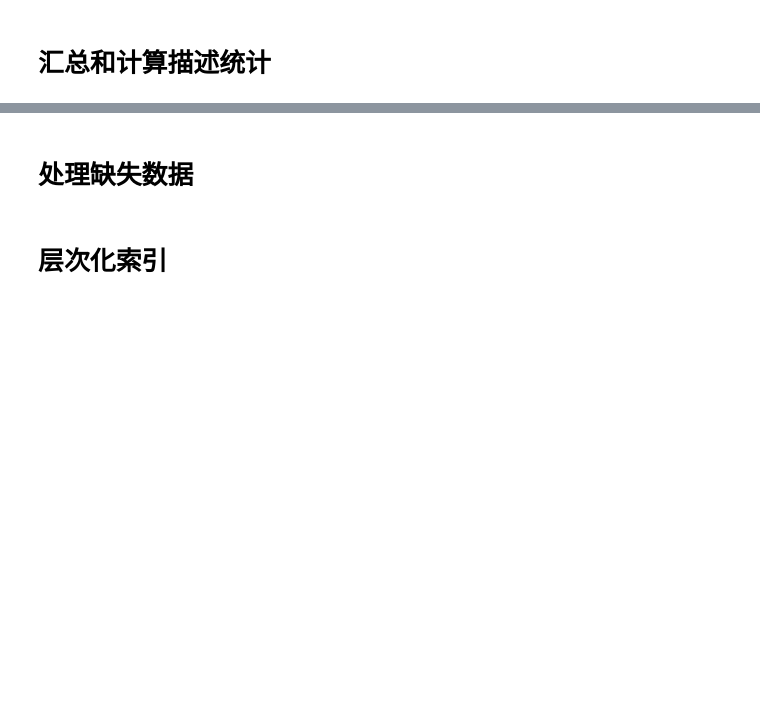
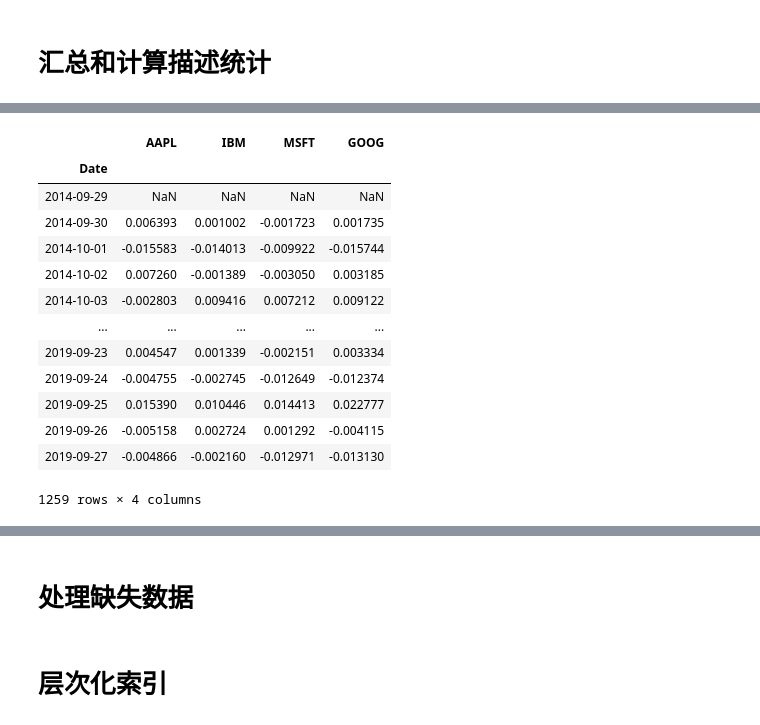
Before and after one commit to teapolyphenol/first, a Jupyter notebook: pandas.ipynb, the cells around one changed output, grey strips where cells are left out. Saved outputs shown, nothing was run; the diff lists cells and outputs as text; code cells hidden in the pictures; blank space fills up the shorter version.

```diff
--- a/pandas.ipynb
+++ b/pandas.ipynb
@@ -829,0 +1068,18 @@ frame.rank(axis='columns')
+# %%
+returns = price.pct_change()
+returns
+# %% [output]
+|  | AAPL | IBM | MSFT | GOOG |
+| Date |  |  |  |  |
+| 2014-09-29 | NaN | NaN | NaN | NaN |
+| 2014-09-30 | 0.006393 | 0.001002 | -0.001723 | 0.001735 |
+| 2014-10-01 | -0.015583 | -0.014013 | -0.009922 | -0.015744 |
+| 2014-10-02 | 0.007260 | -0.001389 | -0.003050 | 0.003185 |
+| 2014-10-03 | -0.002803 | 0.009416 | 0.007212 | 0.009122 |
+| ... | ... | ... | ... | ... |
+| 2019-09-23 | 0.004547 | 0.001339 | -0.002151 | 0.003334 |
+| 2019-09-24 | -0.004755 | -0.002745 | -0.012649 | -0.012374 |
+| 2019-09-25 | 0.015390 | 0.010446 | 0.014413 | 0.022777 |
+| 2019-09-26 | -0.005158 | 0.002724 | 0.001292 | -0.004115 |
+| 2019-09-27 | -0.004866 | -0.002160 | -0.012971 | -0.013130 |
+1259 rows × 4 columns
```
Also changed, not shown: parts of 52 cells of this notebook.
